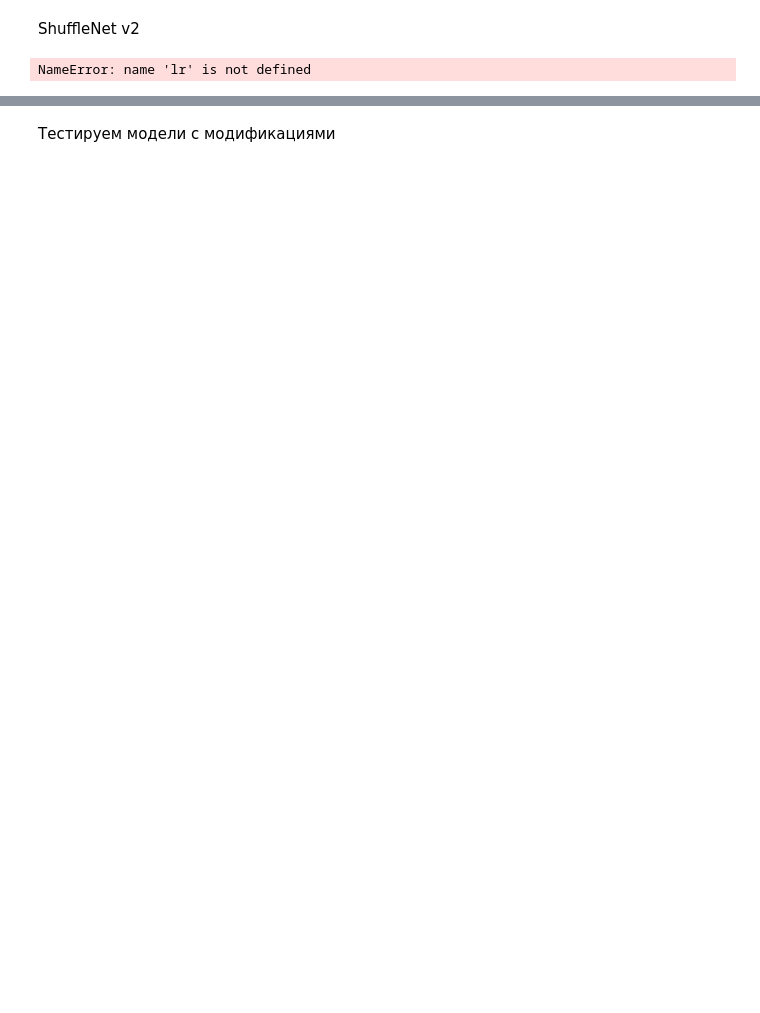
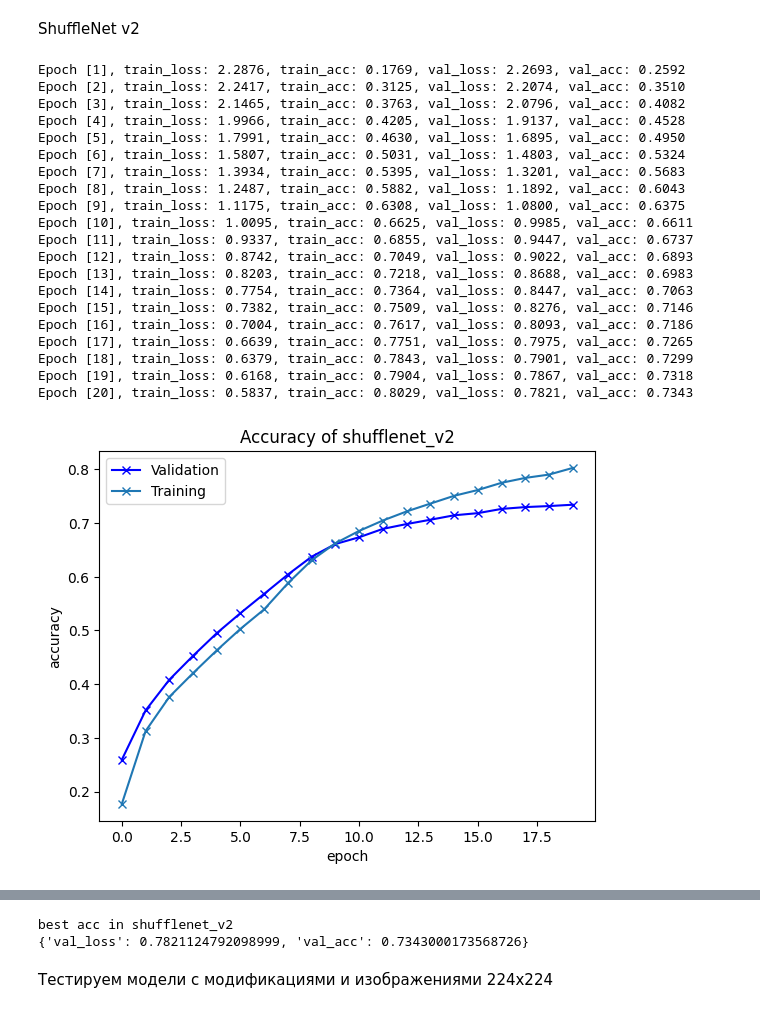
Before and after one commit to Serebro1/Deeplearn_lab4, a Jupyter notebook: transferModels.ipynb, the cells around one changed output, grey strips where cells are left out. Saved outputs shown, nothing was run; the diff lists cells and outputs as text; code cells hidden in the pictures; blank space fills up the shorter version.

```diff
--- a/transferModels.ipynb
+++ b/transferModels.ipynb
@@ -321,7 +338,7 @@ class MobileNetV2Mods(ImageClassificationBase):
 # %%
 class ShuffleNetV2(ImageClassificationBase):
     def __init__(self, num_classes: int) -> None:
-        model = models.shufflenet_v2_x1_0()
+        model = models.shufflenet_v2_x1_0(weights = models.ShuffleNet_V2_X1_0_Weights.IMAGENET1K_V1)
         model.fc = nn.Linear(model.fc.in_features, num_classes)
         super().__init__(model, "shufflenet_v2")
 
@@ -335,4 +352,4 @@ class ShuffleNetV2Mods(ImageClassificationBase):
         for param in model.fc.parameters():
             param.requires_grad = True
 
-        super().__init__(model, "shufflenet_v2")
+        super().__init__(model, "shufflenet_v2_mods")
@@ -446,17 +465,26 @@ KeyboardInterrupt:
 # %% [markdown]
 ShuffleNet v2
-# %%
-%%time
-history = fit_one_cycle(epochs, shuffle_net, trainloader, testloader, lr)
-
-plot_accuracies(history, shuffle_net.name)
-plt.show()
-plot_losses(history, shuffle_net.name)
-plt.show()
-
-best_accurate_model = ShuffleNetV2(10)
-best_accurate_model.model.load_state_dict(torch.load(MODEL_EXP_PATH + "/baseline_"+ shuffle_net.name +"_accuracy", weights_only = True))
-print("best acc in " + shuffle_net.name)
-print(evaluate(best_accurate_model, testloader))
-# %% [output]
-NameError: name 'lr' is not defined
+# %%
+run(shuffle_net, epochs = 20)
+# %% [output]
+Epoch [1], train_loss: 2.2876, train_acc: 0.1769, val_loss: 2.2693, val_acc: 0.2592
+Epoch [2], train_loss: 2.2417, train_acc: 0.3125, val_loss: 2.2074, val_acc: 0.3510
+Epoch [3], train_loss: 2.1465, train_acc: 0.3763, val_loss: 2.0796, val_acc: 0.4082
+Epoch [4], train_loss: 1.9966, train_acc: 0.4205, val_loss: 1.9137, val_acc: 0.4528
+Epoch [5], train_loss: 1.7991, train_acc: 0.4630, val_loss: 1.6895, val_acc: 0.4950
+Epoch [6], train_loss: 1.5807, train_acc: 0.5031, val_loss: 1.4803, val_acc: 0.5324
+Epoch [7], train_loss: 1.3934, train_acc: 0.5395, val_loss: 1.3201, val_acc: 0.5683
+Epoch [8], train_loss: 1.2487, train_acc: 0.5882, val_loss: 1.1892, val_acc: 0.6043
+Epoch [9], train_loss: 1.1175, train_acc: 0.6308, val_loss: 1.0800, val_acc: 0.6375
+Epoch [10], train_loss: 1.0095, train_acc: 0.6625, val_loss: 0.9985, val_acc: 0.6611
+Epoch [11], train_loss: 0.9337, train_acc: 0.6855, val_loss: 0.9447, val_acc: 0.6737
+Epoch [12], train_loss: 0.8742, train_acc: 0.7049, val_loss: 0.9022, val_acc: 0.6893
+Epoch [13], train_loss: 0.8203, train_acc: 0.7218, val_loss: 0.8688, val_acc: 0.6983
+Epoch [14], train_loss: 0.7754, train_acc: 0.7364, val_loss: 0.8447, val_acc: 0.7063
+Epoch [15], train_loss: 0.7382, train_acc: 0.7509, val_loss: 0.8276, val_acc: 0.7146
+Epoch [16], train_loss: 0.7004, train_acc: 0.7617, val_loss: 0.8093, val_acc: 0.7186
+Epoch [17], train_loss: 0.6639, train_acc: 0.7751, val_loss: 0.7975, val_acc: 0.7265
+Epoch [18], train_loss: 0.6379, train_acc: 0.7843, val_loss: 0.7901, val_acc: 0.7299
+Epoch [19], train_loss: 0.6168, train_acc: 0.7904, val_loss: 0.7867, val_acc: 0.7318
+Epoch [20], train_loss: 0.5837, train_acc: 0.8029, val_loss: 0.7821, val_acc: 0.7343
+[figure, added]
@@ -463,5 +492,7 @@ NameError: name 'lr' is not defined
+best acc in shufflenet_v2
+{'val_loss': 0.7821124792098999, 'val_acc': 0.7343000173568726}
 # %% [markdown]
-Тестируем модели с модификациями
+Тестируем модели с модификациями и изображениями 224x224
 # %%
 alex_net_mod = AlexNetMods(10)
 res_next50_mod = ResNext50Mods(10)
```
Also changed, not shown: parts of 28 cells of this notebook.
